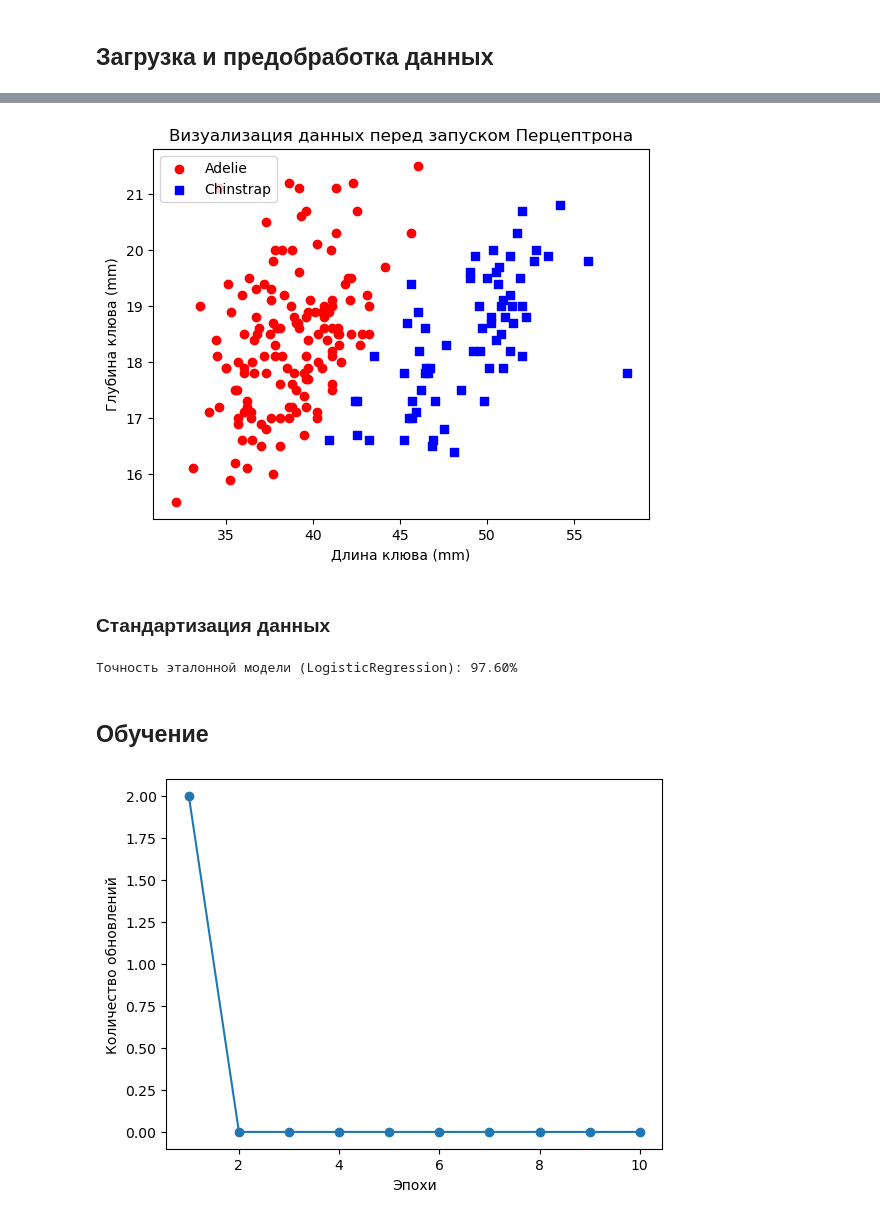
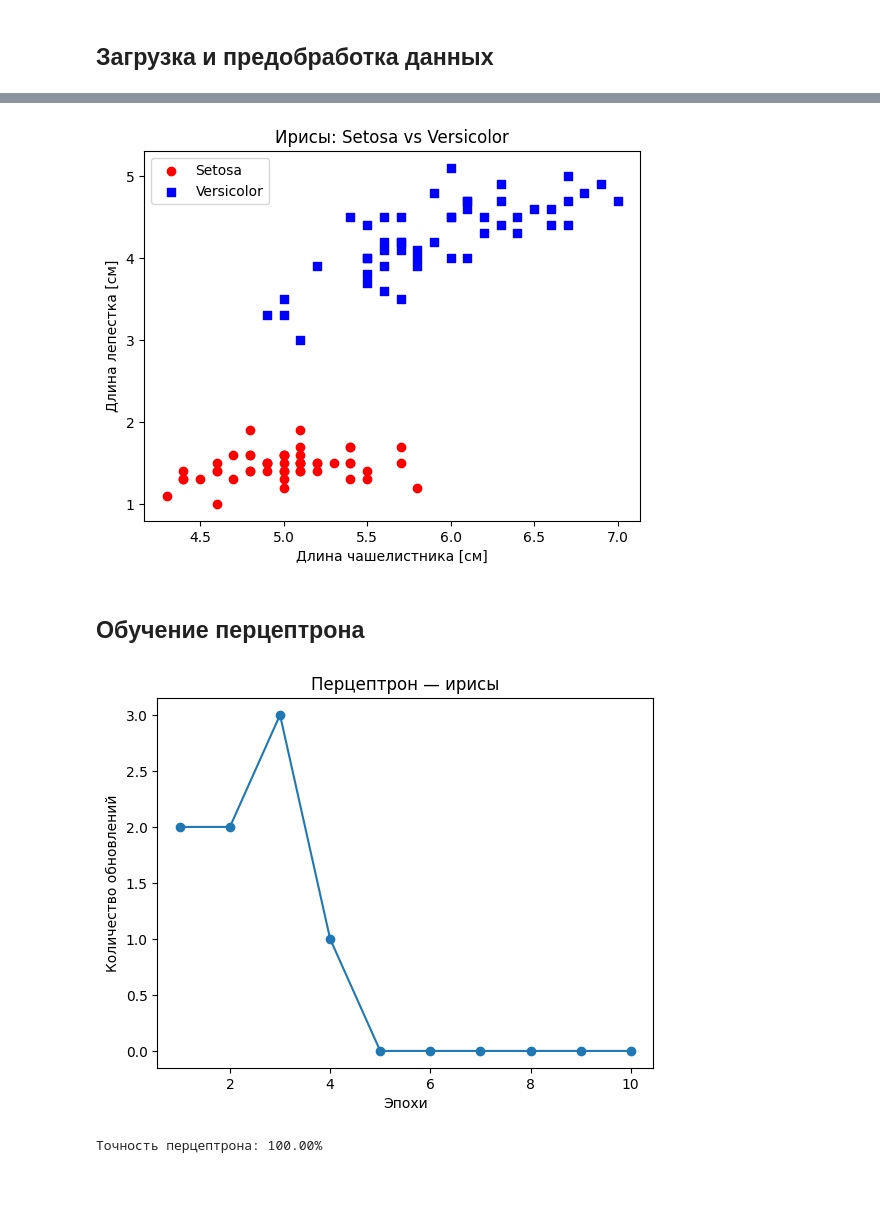
Before and after one commit to Mickleburg/Machine_Learning_algorithms, a Jupyter notebook: notebooks/01_perceptron_demo.ipynb, the cells around one changed output, grey strips where cells are left out. Cells and saved outputs as stored; diff of their text form; code cells hidden in the pictures; blank space fills up the shorter version.

```diff
--- a/notebooks/01_perceptron_demo.ipynb
+++ b/notebooks/01_perceptron_demo.ipynb
@@ -14 +1,19 @@ The autoreload extension is already loaded. To reload it, use:
+# %%
+import sys
+from pathlib import Path
+
+project_root = Path().resolve().parent
+sys.path.insert(0, str(project_root))
+
+%load_ext autoreload
+%autoreload 2
+
+import numpy as np
+import pandas as pd
+import matplotlib.pyplot as plt
+from sklearn.linear_model import LogisticRegression
+from src.perceptron import Perceptron
+from src.utils import plot_decision_regions
+
+DATA_DIR = project_root / 'data'
 # %% [markdown]
@@ -46,0 +94,6 @@ y = np.where(y == 'Adelie', -1, 1)
+# %%
+df = pd.read_csv(DATA_DIR / 'iris.data', header=None, encoding='utf-8')
+y = np.where(df.iloc[0:100, 4].values == 'Iris-setosa', -1, 1)
+X = df.iloc[0:100, [0, 2]].values
+
+df.head()
@@ -47,15 +107,10 @@ y = np.where(y == 'Adelie', -1, 1)
 # %%
-import matplotlib.pyplot as plt
-
-plt.scatter(X[y == -1, 0], X[y == -1, 1], color='red', marker='o', label='Adelie')
-plt.scatter(X[y == 1, 0], X[y == 1, 1], color='blue', marker='s', label='Chinstrap')
-
-plt.xlabel('Длина клюва (mm)')
-plt.ylabel('Глубина клюва (mm)')
+plt.scatter(X[:50, 0], X[:50, 1], color='red', marker='o', label='Setosa')
+plt.scatter(X[50:100, 0], X[50:100, 1], color='blue', marker='s', label='Versicolor')
+plt.xlabel('Длина чашелистника [см]')
+plt.ylabel('Длина лепестка [см]')
 plt.legend(loc='upper left')
-plt.title('Визуализация данных перед запуском Перцептрона')
+plt.title('Ирисы: Setosa vs Versicolor')
 plt.show()
 # %% [output]
-[figure, old version]
+[figure, new version]
-# %% [markdown]
-### Стандартизация данных
@@ -67,14 +117,2 @@ X_std[:, 1] = (X[:, 1] - X[:, 1].mean()) / X[:, 1].std()
-# %%
-# Проверка линейной разделимости (примерно)
-from sklearn.linear_model import LogisticRegression
-
-# Используем логрегрессию как "эталон"
-lr = LogisticRegression(max_iter=1000)
-lr.fit(X_std, y)
-accuracy = lr.score(X_std, y)
-
-print(f'Точность эталонной модели (LogisticRegression): {accuracy:.2%}')
-# %% [output]
-Точность эталонной модели (LogisticRegression): 97.60%
 # %% [markdown]
-## Обучение
+## Обучение перцептрона
@@ -84,9 +119,15 @@ from src.perceptron import Perceptron
 # %%
-ppn = Perceptron(eta=0.001, n_iter=10)
-ppn.fit(X_std, y)
+ppn = Perceptron(eta=0.01, n_iter=10)
+ppn.fit(X, y)
+
 plt.plot(range(1, len(ppn.errors_) + 1), ppn.errors_, marker='o')
 plt.xlabel('Эпохи')
 plt.ylabel('Количество обновлений')
+plt.title('Перцептрон — ирисы')
 plt.show()
+
+accuracy = (ppn.predict(X) == y).mean()
+print(f'Точность перцептрона: {accuracy:.2%}')
 # %% [output]
-[figure, old version]
+[figure, new version]
+Точность перцептрона: 100.00%
```
Also changed, not shown: parts of 45 cells of this notebook, 9 other files.
